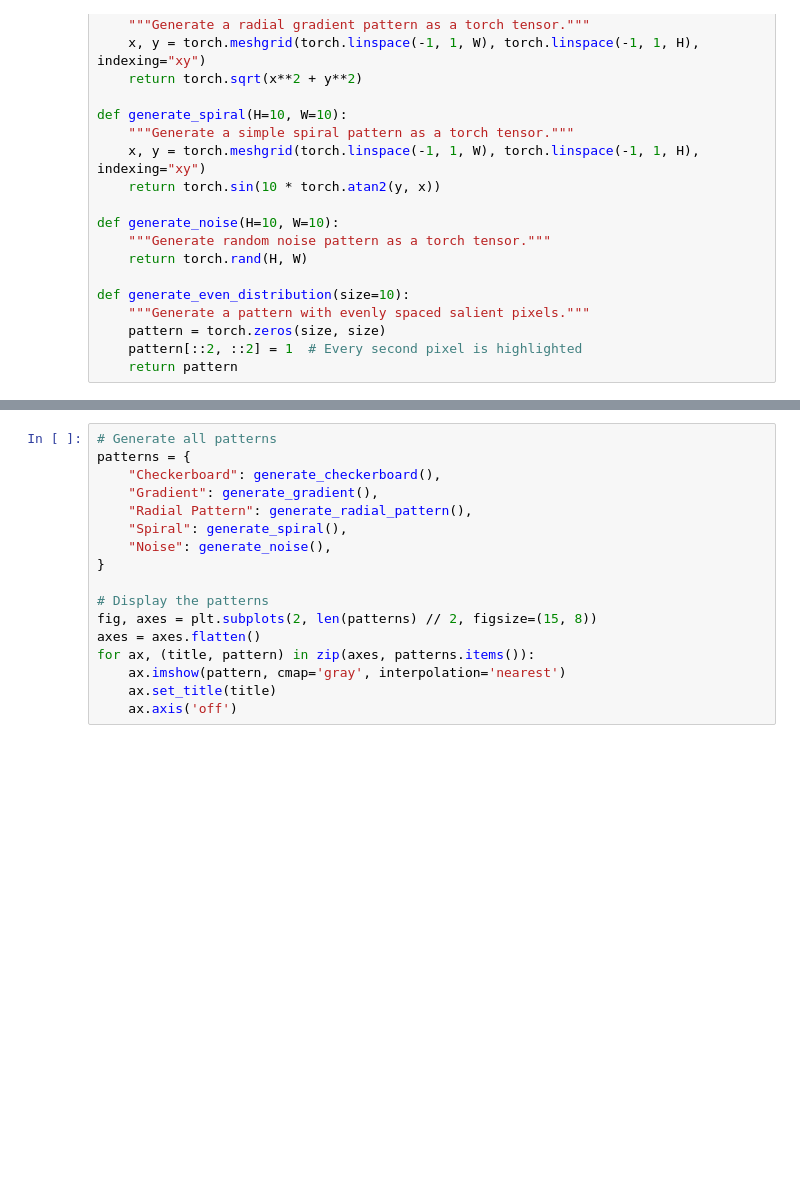
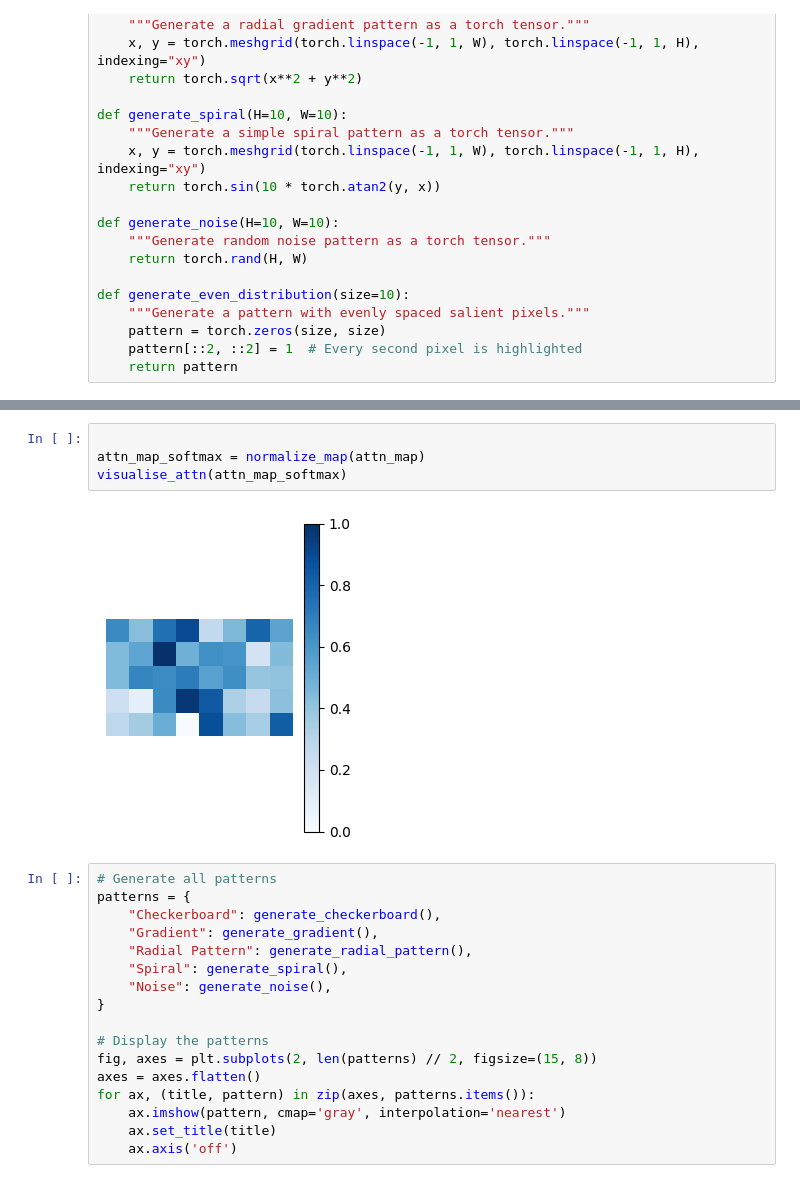
Before and after one commit to aadeoye911/CompASS, a Jupyter notebook: composition_rules.ipynb, the cells around one changed output, grey strips where cells are left out. Saved outputs shown, nothing was run; the diff lists cells and outputs as text; blank space fills up the shorter version.

```diff
--- a/composition_rules.ipynb
+++ b/composition_rules.ipynb
@@ -220,3 +387,9 @@ def generate_even_distribution(size=10):
+# %%
+
+attn_map_softmax = normalize_map(attn_map)
+visualise_attn(attn_map_softmax)
+# %% [output]
+[figure, added]
 # %%
 # Generate all patterns
 patterns = {
```
Also changed, not shown: parts of 17 cells of this notebook, 4 other files.
